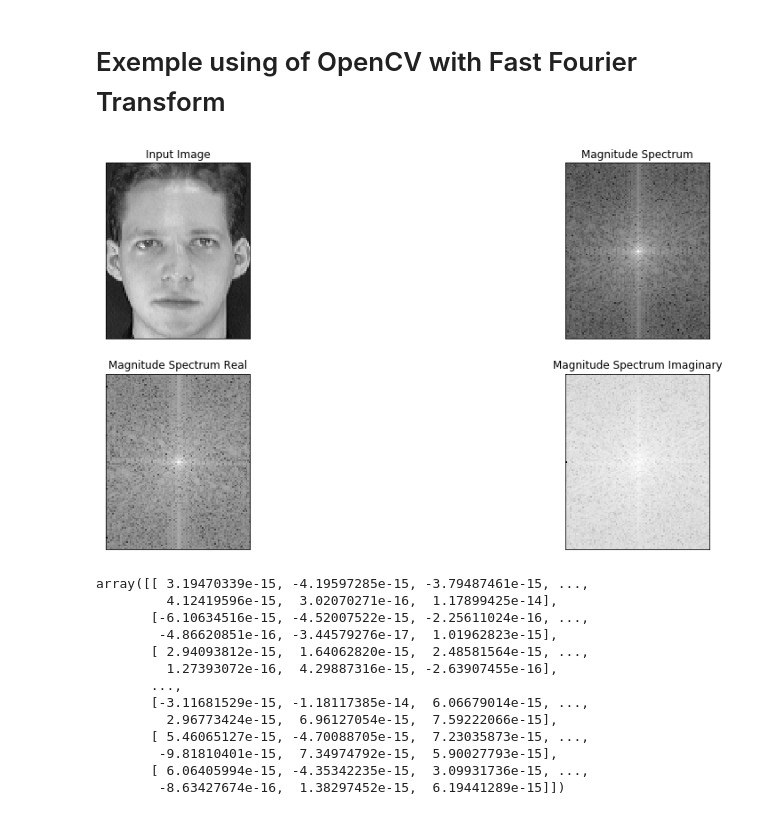
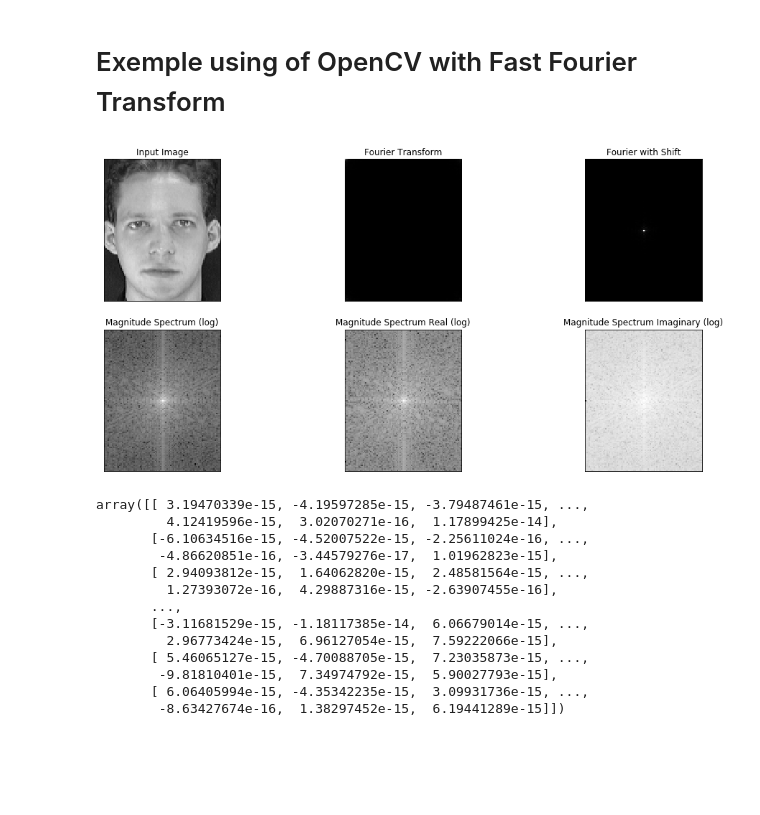
Before and after one commit to Jaquedonin/SignalFinalProject, a Jupyter notebook: Primeiros Passos.ipynb, the cells around one changed output. Drawn from its saved outputs; the diff is of its cells as text; code cells hidden in the pictures; blank space fills up the shorter version.

Commit message:
Change some plots

```diff
--- a/Primeiros Passos.ipynb
+++ b/Primeiros Passos.ipynb
@@ -148,41 +148,48 @@ f = np.fft.fft2(img)
 # Shift the zero-frequency component to the center of the spectrum.
 fshift = np.fft.fftshift(f)
 
 # Shift the zero-frequency component to the center of the spectrum.
 fshiftRe = np.fft.fftshift(f.real)
 
 # Shift the zero-frequency component to the center of the spectrum.
 fshiftImag = np.fft.fftshift(f.imag)
 
 
 # Fourier transform in logarithm scale
 magnitude_spectrum = 20*np.log(np.abs(fshift))
 
 # Fourier transform of real part in logarithm scale
 magnitude_spectrum_re = 20*np.log(np.abs(fshiftRe))
 
 # Fourier transform of imaginary part in logarithm scale
 magnitude_spectrum_imag = 20*np.log(np.abs(fshiftImag))
 
 
 
 # Plots
-plt.subplot(221),plt.imshow(img, cmap = 'gray')
+plt.subplot(231),plt.imshow(img, cmap = 'gray')
 plt.title('Input Image'), plt.xticks([]), plt.yticks([])
 
-plt.subplot(222),plt.imshow(magnitude_spectrum, cmap = 'gray')
-plt.title('Magnitude Spectrum'), plt.xticks([]), plt.yticks([])
+plt.subplot(232),plt.imshow(np.abs(f), cmap = 'gray')
+plt.title('Fourier Transform'), plt.xticks([]), plt.yticks([])
 
-plt.subplot(223),plt.imshow(magnitude_spectrum_re, cmap = 'gray')
-plt.title('Magnitude Spectrum Real'), plt.xticks([]), plt.yticks([])
+plt.subplot(233),plt.imshow(np.abs(fshift), cmap = 'gray')
+plt.title('Fourier with Shift'), plt.xticks([]), plt.yticks([])
 
-plt.subplot(224),plt.imshow(magnitude_spectrum_imag, cmap = 'gray')
-plt.title('Magnitude Spectrum Imaginary'), plt.xticks([]), plt.yticks([])
+plt.subplot(234),plt.imshow(magnitude_spectrum, cmap = 'gray')
+plt.title('Magnitude Spectrum (log)'), plt.xticks([]), plt.yticks([])
+
+
+plt.subplot(235),plt.imshow(magnitude_spectrum_re, cmap = 'gray')
+plt.title('Magnitude Spectrum Real (log)'), plt.xticks([]), plt.yticks([])
+
+plt.subplot(236),plt.imshow(magnitude_spectrum_imag, cmap = 'gray')
+plt.title('Magnitude Spectrum Imaginary (log)'), plt.xticks([]), plt.yticks([])
 
 
 plt.show()
 # %% [output]
-[figure, old version]
+[figure, new version]
 # %%
 np.fft.ifft2(f).imag
 # %% [output]
```
Also changed, not shown: parts of 1 cell of this notebook.
